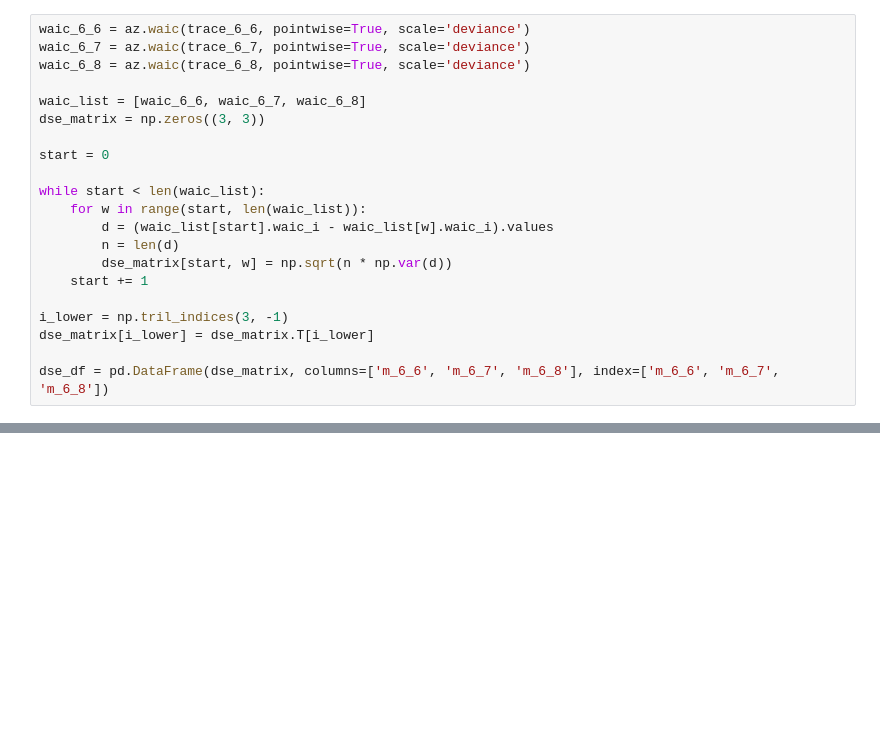
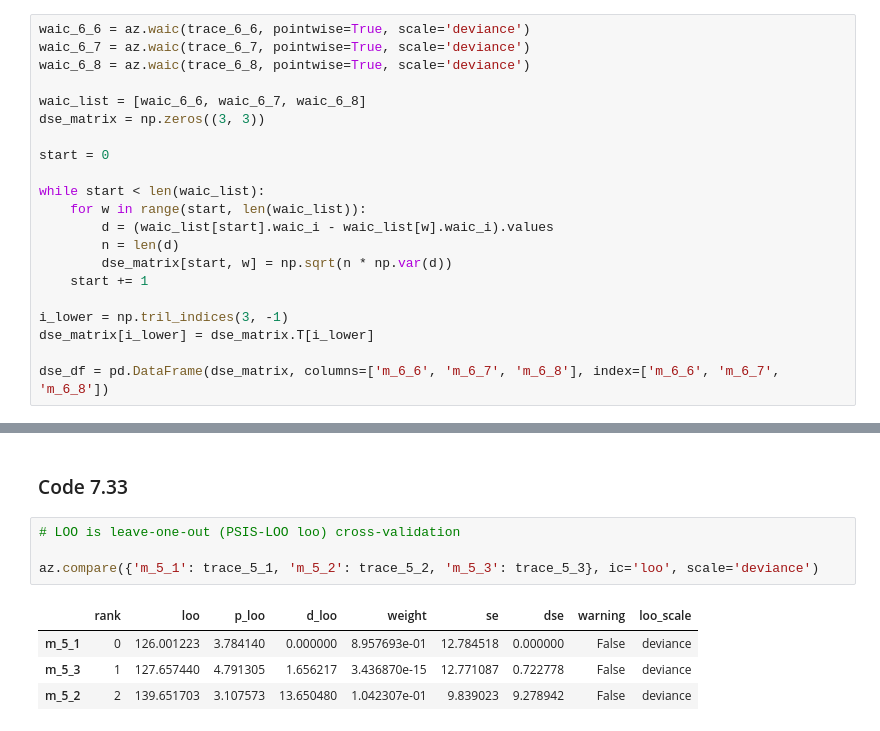
Before and after one commit to somnath1077/statistical_rethinking, a Jupyter notebook: code/ch07/nb05_WAIC_simulations.ipynb, the cells around one changed output, grey strips where cells are left out. Drawn from its saved outputs; the diff is of its cells as text; blank space fills up the shorter version.

```diff
--- a/code/ch07/nb05_WAIC_simulations.ipynb
+++ b/code/ch07/nb05_WAIC_simulations.ipynb
@@ -295,0 +383,11 @@ dse_compare(trace_dict)
+# %% [markdown]
+### Code 7.33
+# %%
+# LOO is leave-one-out (PSIS-LOO loo) cross-validation
+
+az.compare({'m_5_1': trace_5_1, 'm_5_2': trace_5_2, 'm_5_3': trace_5_3}, ic='loo', scale='deviance')
+# %% [output]
+|  | rank | loo | p_loo | d_loo | weight | se | dse | warning | loo_scale |
+| m_5_1 | 0 | 126.001223 | 3.784140 | 0.000000 | 8.957693e-01 | 12.784518 | 0.000000 | False | deviance |
+| m_5_3 | 1 | 127.657440 | 4.791305 | 1.656217 | 3.436870e-15 | 12.771087 | 0.722778 | False | deviance |
+| m_5_2 | 2 | 139.651703 | 3.107573 | 13.650480 | 1.042307e-01 | 9.839023 | 9.278942 | False | deviance |
```
Also changed, not shown: parts of 19 cells of this notebook, 1 other file.
